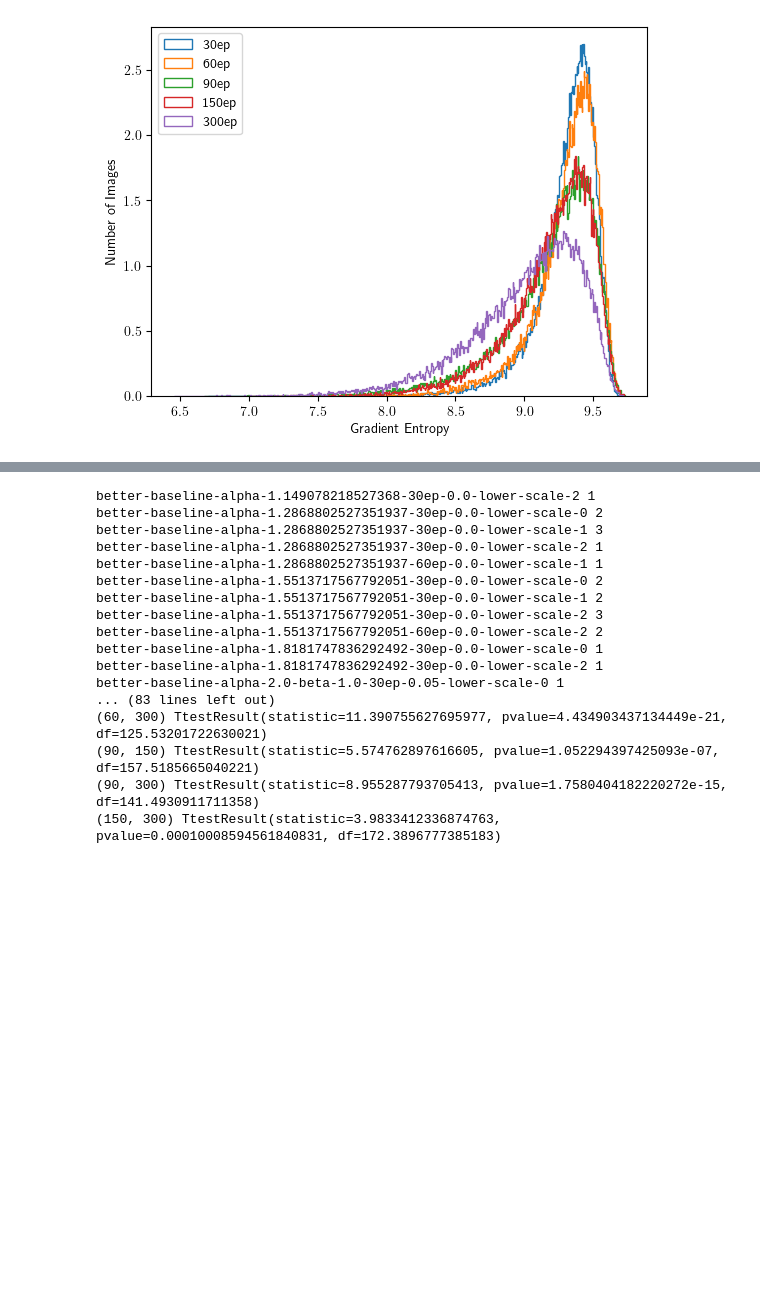
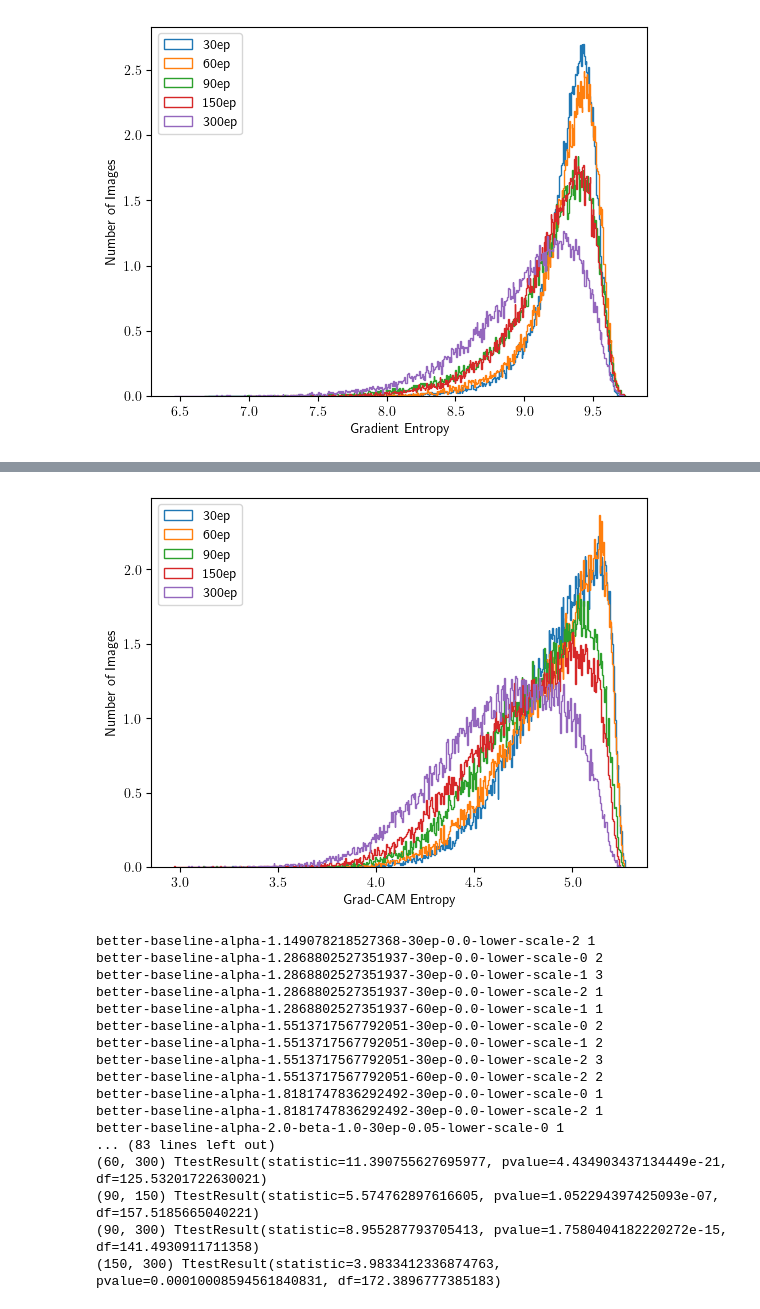
Before and after one commit to EIFY/mup-vit, a Jupyter notebook: notebooks/sweep_eval.ipynb, the cells around one changed output, grey strips where cells are left out. Cells and saved outputs as stored; diff of their text form; code cells hidden in the pictures; blank space fills up the shorter version.

```diff
--- a/notebooks/sweep_eval.ipynb
+++ b/notebooks/sweep_eval.ipynb
@@ -285,3 +309,16 @@ plt.show()
+# %%
+for ep in epoch:
+    run = f"better-baseline-torch-{ep}ep-{scale}-lower-scale-0"
+    arr = np.load(os.path.join(ROOT, run, entropy_file))
+    plt.hist(arr, 500, density=True, histtype='step', label=f"{ep}ep")
+
+plt.legend(loc="upper left")
+plt.xlabel("Grad-CAM Entropy")
+plt.ylabel("Number of Images")
+plt.savefig("torch_cam_entropy_dist_0.05_lower_scale.png")
+plt.show()
+# %% [output]
+[figure, added]
 # %%
 import numpy as np
 import matplotlib.pyplot as plt
```
Also changed, not shown: parts of 1 cell of this notebook, 2 other files.
